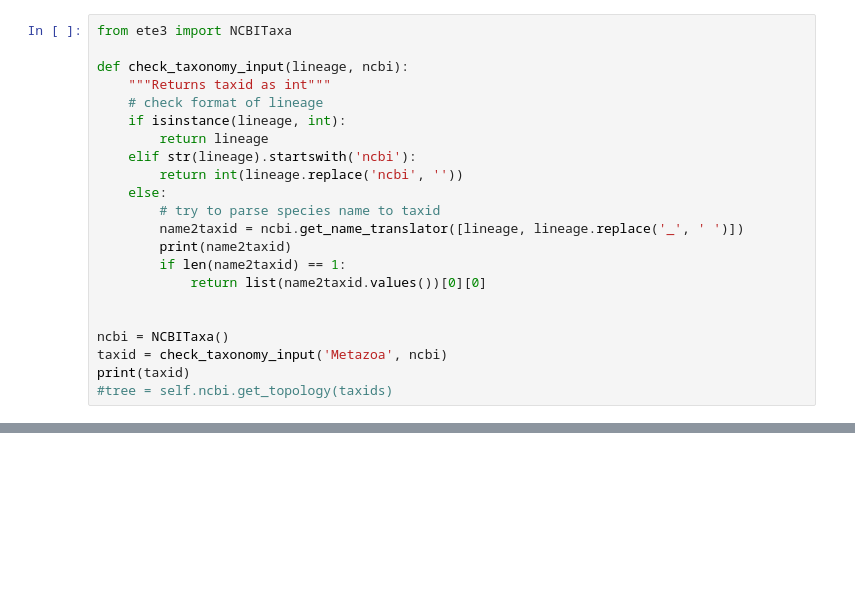
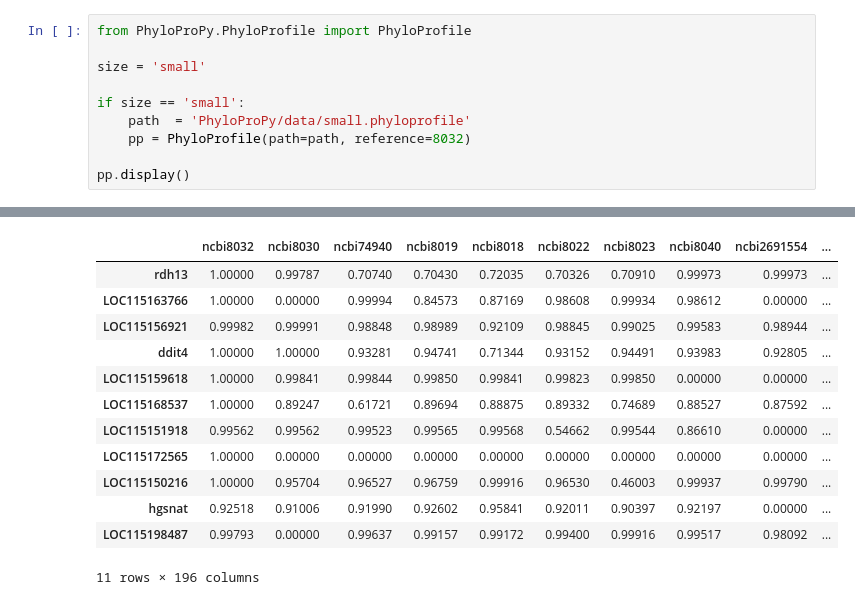
Before and after one commit to felixlangschied/PhyloProPy, a Jupyter notebook: testing.ipynb, the cells around one changed output, grey strips where cells are left out. Cells and saved outputs as stored; diff of their text form; blank space fills up the shorter version.

```diff
--- a/testing.ipynb
+++ b/testing.ipynb
@@ -1,23 +1,11 @@
 # %%
-from ete3 import NCBITaxa
+from PhyloProPy.PhyloProfile import PhyloProfile
 
-def check_taxonomy_input(lineage, ncbi):
-    """Returns taxid as int"""
-    # check format of lineage
-    if isinstance(lineage, int):
-        return lineage
-    elif str(lineage).startswith('ncbi'):
-        return int(lineage.replace('ncbi', ''))
-    else:
-        # try to parse species name to taxid
-        name2taxid = ncbi.get_name_translator([lineage, lineage.replace('_', ' ')])
-        print(name2taxid)
-        if len(name2taxid) == 1:
-            return list(name2taxid.values())[0][0]
+size = 'small'
 
+if size == 'small':
+    path  = 'PhyloProPy/data/small.phyloprofile'
+    pp = PhyloProfile(path=path, reference=8032)
 
-ncbi = NCBITaxa()
-taxid = check_taxonomy_input('Metazoa', ncbi)
-print(taxid)
-#tree = self.ncbi.get_topology(taxids)
+pp.display()
 # %% [output]
@@ -26 +16,14 @@ print(taxid)
+|  | ncbi8032 | ncbi8030 | ncbi74940 | ncbi8019 | ncbi8018 | ncbi8022 | ncbi8023 | ncbi8040 | ncbi2691554 | ... |
+| rdh13 | 1.00000 | 0.99787 | 0.70740 | 0.70430 | 0.72035 | 0.70326 | 0.70910 | 0.99973 | 0.99973 | ... |
+| LOC115163766 | 1.00000 | 0.00000 | 0.99994 | 0.84573 | 0.87169 | 0.98608 | 0.99934 | 0.98612 | 0.00000 | ... |
+| LOC115156921 | 0.99982 | 0.99991 | 0.98848 | 0.98989 | 0.92109 | 0.98845 | 0.99025 | 0.99583 | 0.98944 | ... |
+| ddit4 | 1.00000 | 1.00000 | 0.93281 | 0.94741 | 0.71344 | 0.93152 | 0.94491 | 0.93983 | 0.92805 | ... |
+| LOC115159618 | 1.00000 | 0.99841 | 0.99844 | 0.99850 | 0.99841 | 0.99823 | 0.99850 | 0.00000 | 0.00000 | ... |
+| LOC115168537 | 1.00000 | 0.89247 | 0.61721 | 0.89694 | 0.88875 | 0.89332 | 0.74689 | 0.88527 | 0.87592 | ... |
+| LOC115151918 | 0.99562 | 0.99562 | 0.99523 | 0.99565 | 0.99568 | 0.54662 | 0.99544 | 0.86610 | 0.00000 | ... |
+| LOC115172565 | 1.00000 | 0.00000 | 0.00000 | 0.00000 | 0.00000 | 0.00000 | 0.00000 | 0.00000 | 0.00000 | ... |
+| LOC115150216 | 1.00000 | 0.95704 | 0.96527 | 0.96759 | 0.99916 | 0.96530 | 0.46003 | 0.99937 | 0.99790 | ... |
+| hgsnat | 0.92518 | 0.91006 | 0.91990 | 0.92602 | 0.95841 | 0.92011 | 0.90397 | 0.92197 | 0.00000 | ... |
+| LOC115198487 | 0.99793 | 0.00000 | 0.99637 | 0.99157 | 0.99172 | 0.99400 | 0.99916 | 0.99517 | 0.98092 | ... |
+11 rows × 196 columns
 # %%
```
Also changed, not shown: parts of 3 cells of this notebook, 8 other files.
